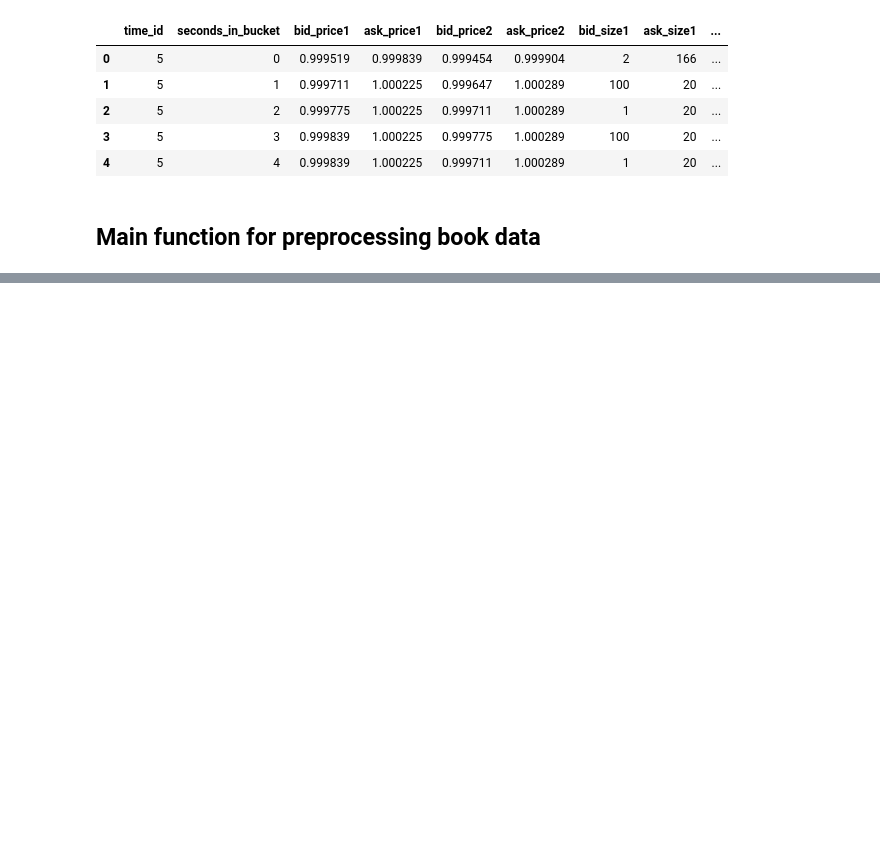
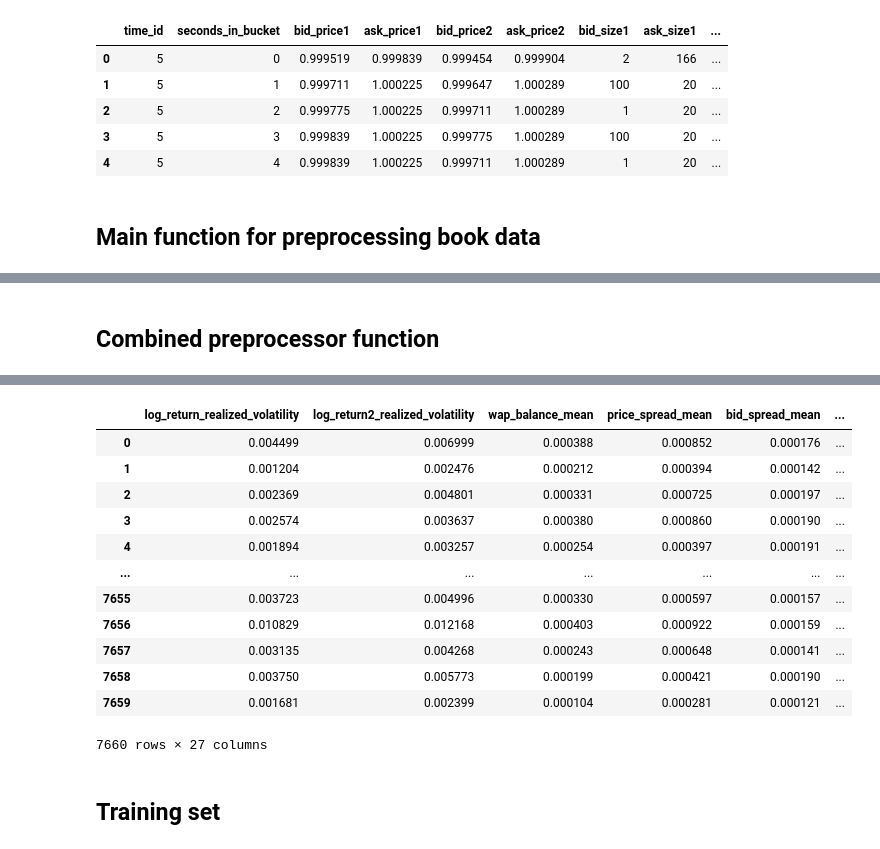
Before and after one commit to HirotaYusuke/Optiver_Realized_Volatility_Prediction, a Jupyter notebook: first.ipynb, the cells around one changed output, grey strips where cells are left out. Saved outputs shown, nothing was run; the diff lists cells and outputs as text; code cells hidden in the pictures; blank space fills up the shorter version.

```diff
--- a/first.ipynb
+++ b/first.ipynb
@@ -108,0 +199,29 @@ data['wap2'] = (data['price2'] * data['size2']) / data['size2']
+# %% [markdown]
+## Combined preprocessor function
+# %%
+def preprocessor(list_stock_ids, is_train = True):
+    from joblib import Parallel, delayed # parallel computing to save time
+    df = pd.DataFrame()
+
+    def for_joblib(stock_id):
+        if is_train:
+            file_path_book = data_dir + "book_train.parquet/stock_id=" + str(stock_id)
+            file_path_trade = data_dir + "trade_train.parquet/stock_id=" + str(stock_id)
+        else:
+            file_path_book = data_dir + "book_test.parquet/stock_id=" + str(stock_id)
+            file_path_trade = data_dir + "trade_test.parquet/stock_id=" + str(stock_id)
+
+        df_tmp = pd.merge(preprocessor_book(file_path_book),preprocessor_trade(file_path_trade),on='row_id',how='left')
+
+        return pd.concat([df,df_tmp])
+
+    df = Parallel(n_jobs=-1, verbose=1)(
+        delayed(for_joblib)(stock_id) for stock_id in list_stock_ids
+        )
+
+    df =  pd.concat(df,ignore_index = True)
+    return df
+# %%
+list_stock_ids = [0,1]
+preprocessor(list_stock_ids, is_train = True)
+# %% [output]
@@ -108,0 +231,15 @@ data['wap2'] = (data['price2'] * data['size2']) / data['size2']
+|  | log_return_realized_volatility | log_return2_realized_volatility | wap_balance_mean | price_spread_mean | bid_spread_mean | ... |
+| 0 | 0.004499 | 0.006999 | 0.000388 | 0.000852 | 0.000176 | ... |
+| 1 | 0.001204 | 0.002476 | 0.000212 | 0.000394 | 0.000142 | ... |
+| 2 | 0.002369 | 0.004801 | 0.000331 | 0.000725 | 0.000197 | ... |
+| 3 | 0.002574 | 0.003637 | 0.000380 | 0.000860 | 0.000190 | ... |
+| 4 | 0.001894 | 0.003257 | 0.000254 | 0.000397 | 0.000191 | ... |
+| ... | ... | ... | ... | ... | ... | ... |
+| 7655 | 0.003723 | 0.004996 | 0.000330 | 0.000597 | 0.000157 | ... |
+| 7656 | 0.010829 | 0.012168 | 0.000403 | 0.000922 | 0.000159 | ... |
+| 7657 | 0.003135 | 0.004268 | 0.000243 | 0.000648 | 0.000141 | ... |
+| 7658 | 0.003750 | 0.005773 | 0.000199 | 0.000421 | 0.000190 | ... |
+| 7659 | 0.001681 | 0.002399 | 0.000104 | 0.000281 | 0.000121 | ... |
+7660 rows × 27 columns
+# %% [markdown]
+## Training set
```
Also changed, not shown: parts of 36 cells of this notebook.
